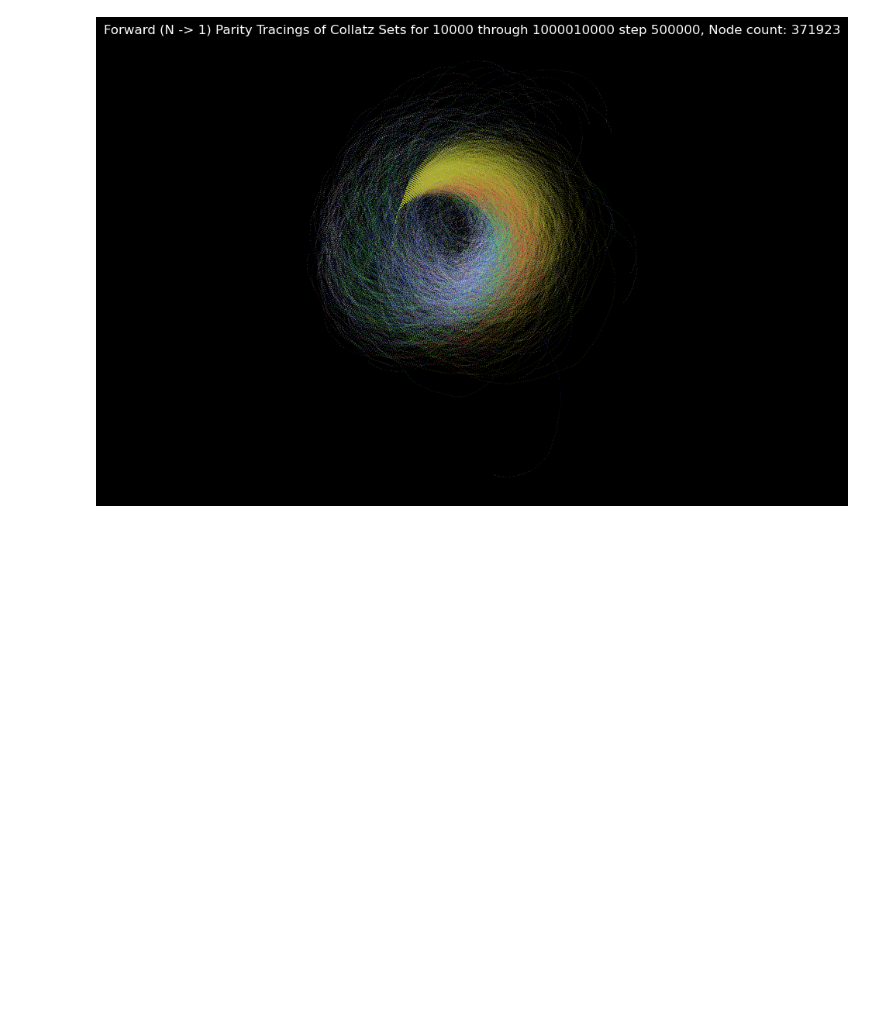
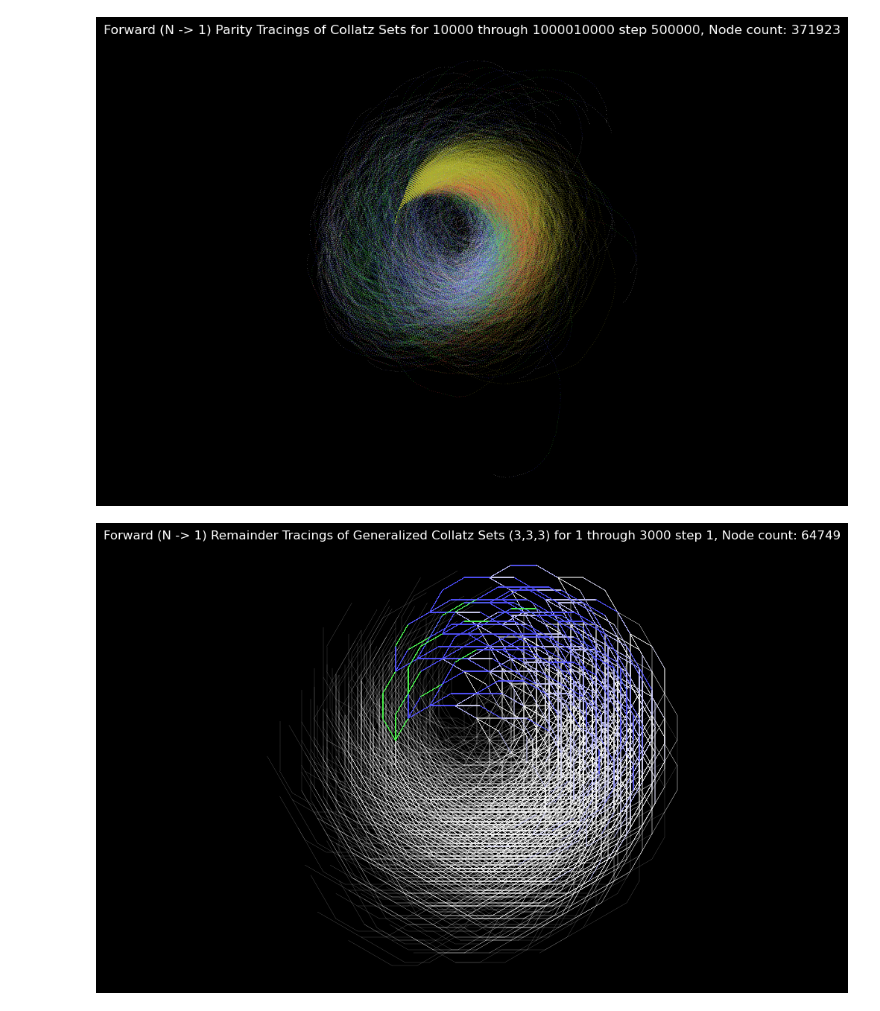
Before and after one commit to shawn61cp/Collatz-Parity-Graphs, a Jupyter notebook: collatz.ipynb, the cells around one changed output. Cells and saved outputs as stored; diff of their text form; code cells hidden in the pictures; blank space fills up the shorter version.

Commit message:
added generalized sets

```diff
--- a/collatz.ipynb
+++ b/collatz.ipynb
@@ -24,6 +24,24 @@ def mcollatz(n):
             break
         n = (n * 3 + 1) // 2 if n & 1 else n // 2
 
+
+def collatzg(n, M, a, b):
+    """Generalized version of the Collatz function
+        that returns (n,r) where n is the next
+        number in the generalized set, and r is the
+        remainder of n M M.
+
+            n <- n / M      when n mod M == 0
+            n <- an + b     otherwise
+    """
+    while True:
+        r = n % M
+        yield (n, r)
+        if n == 1:
+            break
+        n = a*n + b if r else n // M
+
+
 def fibonacci(m,n):
     """Generate elements m through n-1 of the Fibonacci series"""
     a, b = 0, 1
@@ -403,3 +419,65 @@ ax.set_title(f'Forward (N -> 1) Parity Tracings of Collatz Sets for {m} through
 del fig, ax
 # %% [output]
 [figure]
+# %%
+# Parity tracings of Collatz sets
+
+# For each element of each Collatz set, a short line segment
+# is drawn with its direction slightly rotated to the left
+# or right depending on its parity.  The initial line segment
+# of each set begins at the origin.  Subsequent segments begin
+# from the point at which the prior segment ended.
+
+fig, ax = plt.subplots(figsize=(10.24,7.68))
+ax.set_aspect(1)
+fig.set_facecolor('black')
+ax.set_facecolor('black')
+ax.set_xticks([])
+ax.set_yticks([])
+
+# Calculate Collatz sets from m to n
+m = 1
+n = 3000
+step = 1
+
+# Length of individual line segments
+l = 10
+
+# Node count accumulator
+nodecount = 0
+
+# Generalized parameters for classic Collatz set
+M, A, B = 3, 3, 3
+
+# Angular deflection for indicating parity
+pia = math.pi / 32
+
+# Angular deflection (maximum) for indicating remainder
+ria = math.pi / 6
+
+# Offset to calculate angular deflection based on remainder
+M2 = (M-1) / 2
+
+for i in range(m,n, step):
+    cset = [(v,r) for (v,r) in collatzg(i, M, A, B)]
+    nodecount += len(cset)
+    oldx = 0
+    oldy = 0
+    olda = math.pi / 2
+    for v, r in cset:
+        # Determine angular deflection based on modulus remainder
+        a = olda + ria * (r - M2)
+        # Determine angular deflection based on parity
+        #a = olda + pia if r&1 else olda - pia
+        x, y = line_seg(oldx, oldy, a, l)
+        ax.plot([oldx,x],[oldy,y], color=lookupColor(v), linewidth=.1)
+        oldx = x
+        oldy = y
+        olda = a
+
+#ax.set_title(f'Forward (N -> 1) Parity Tracings of Generalized Collatz Sets ({M},{A},{B}) for {m} through {n} step {step}, Node count: {nodecount}', color="white")
+ax.set_title(f'Forward (N -> 1) Remainder Tracings of Generalized Collatz Sets ({M},{A},{B}) for {m} through {n} step {step}, Node count: {nodecount}', color="white")
+#plt.savefig('graph7.png',dpi=120)
+del fig, ax
+# %% [output]
+[figure, added]
```
Also changed, not shown: parts of 3 cells of this notebook, 2 other files.
